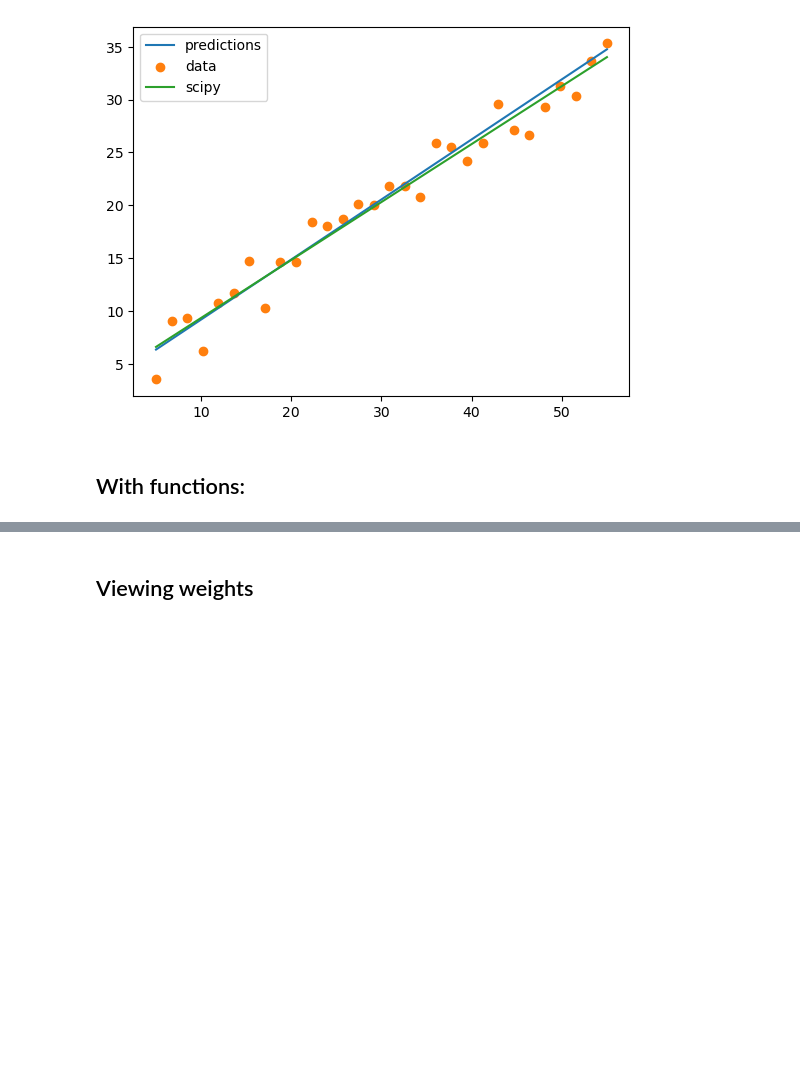
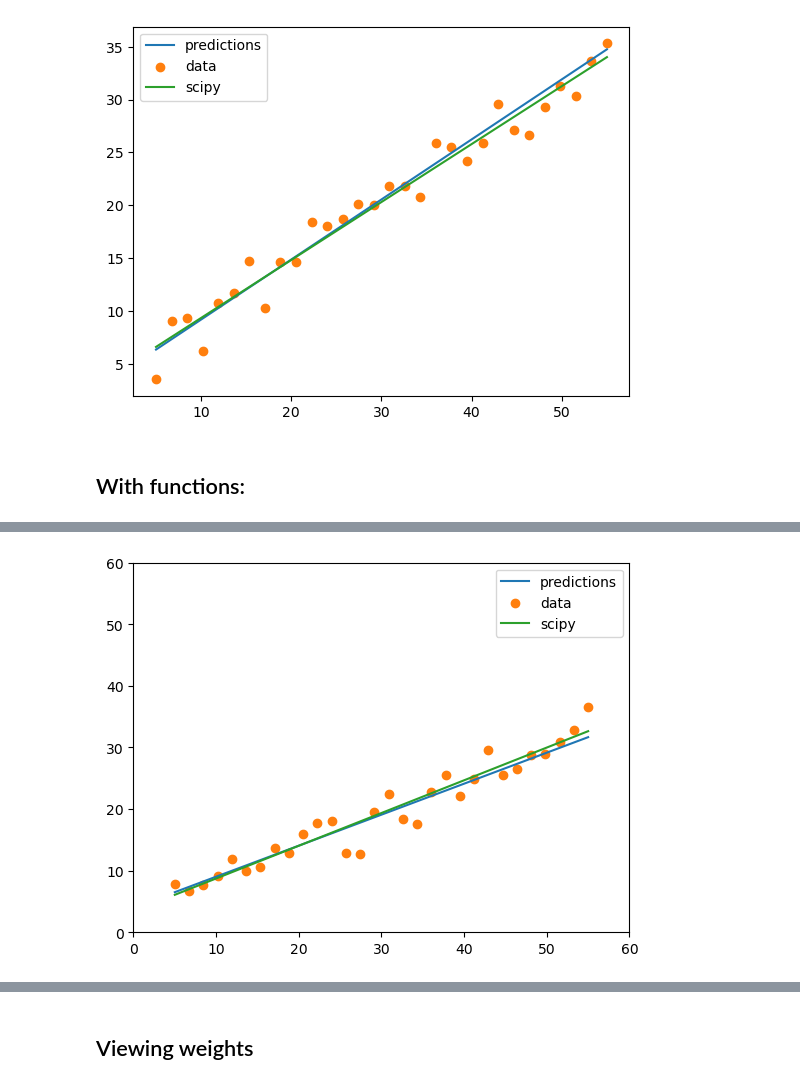
Before and after one commit to nskh/safe-training, a Jupyter notebook: tf test.ipynb, the cells around one changed output, grey strips where cells are left out. Saved outputs shown, nothing was run; the diff lists cells and outputs as text; code cells hidden in the pictures; blank space fills up the shorter version.

```diff
--- a/tf test.ipynb
+++ b/tf test.ipynb
@@ -253,0 +309,3 @@ output_interval[0][0].sup
+# %%
+plot_predictions(model, x, y, [0, 60], [0, 60])
+# %% [output]
@@ -253,0 +313 @@ output_interval[0][0].sup
+[figure, added]
```
Also changed, not shown: parts of 33 cells of this notebook, 4 other files.
